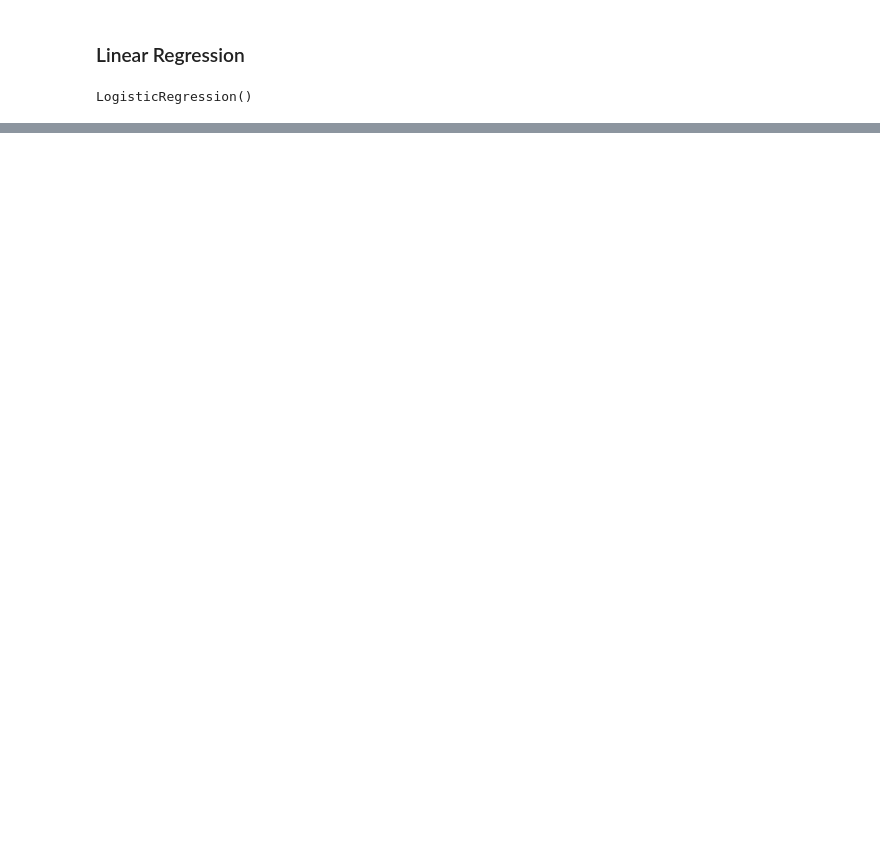
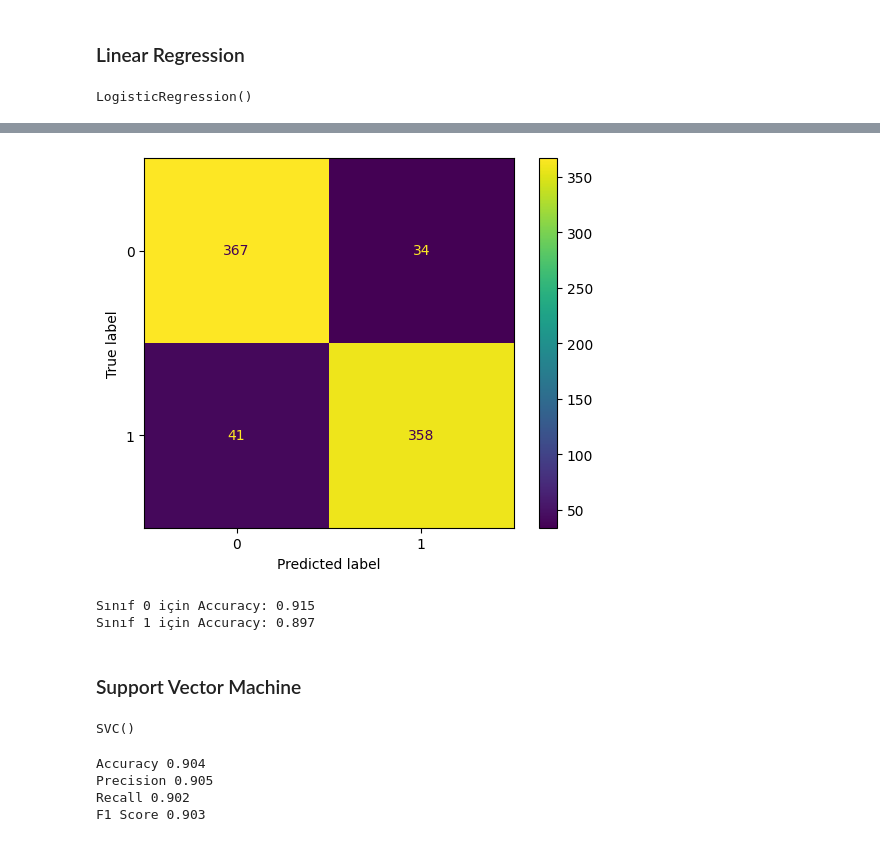
Before and after one commit to Uuranyum/Data_Science_Projects, a Jupyter notebook: quality-prediction-with-different-classification.ipynb, the cells around one changed output, grey strips where cells are left out. Cells and saved outputs as stored; diff of their text form; code cells hidden in the pictures; blank space fills up the shorter version.

```diff
--- a/quality-prediction-with-different-classification.ipynb
+++ b/quality-prediction-with-different-classification.ipynb
@@ -267,0 +371,33 @@ display.plot();
+# %%
+cm3 = metrics.confusion_matrix(y_test,y_pred_knn_best, labels = knn_best.classes_)
+
+display3 = metrics.ConfusionMatrixDisplay(confusion_matrix = cm3,display_labels = knn_best.classes_)
+display3.plot();
+# %% [output]
+[figure, added]
+# %%
+for i in range(len(cm3)):
+    class_accuracy = cm3[i, i] / cm3[i, :].sum()
+    print(f'Sınıf {i} için Accuracy: {class_accuracy:.3f}')
+# %% [output]
+Sınıf 0 için Accuracy: 0.915
+Sınıf 1 için Accuracy: 0.897
+# %% [markdown]
+### Support Vector Machine
+# %%
+svc = SVC()
+svc.fit(X_train, y_train)
+# %% [output]
+SVC()
+# %%
+y_pred_svc = svc.predict(X_test)
+
+print('Accuracy','%.3f' % accuracy_score(y_test, y_pred_svc))
+print('Precision','%.3f' % precision_score(y_test, y_pred_svc))
+print('Recall','%.3f' % recall_score(y_test, y_pred_svc))
+print('F1 Score','%.3f' % f1_score(y_test, y_pred_svc))
+# %% [output]
+Accuracy 0.904
+Precision 0.905
+Recall 0.902
+F1 Score 0.903
```
Also changed, not shown: parts of 41 cells of this notebook.
